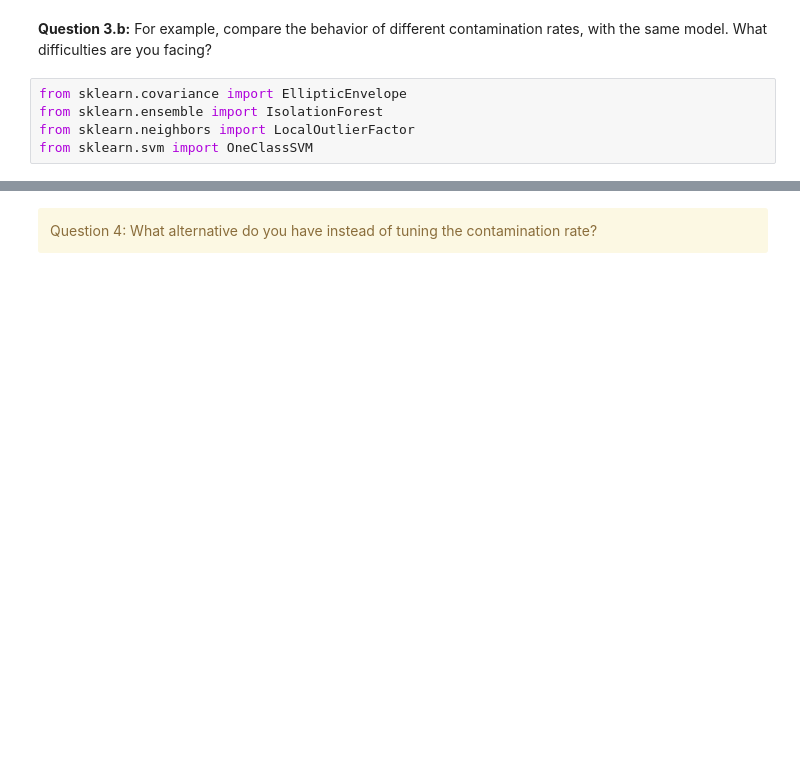
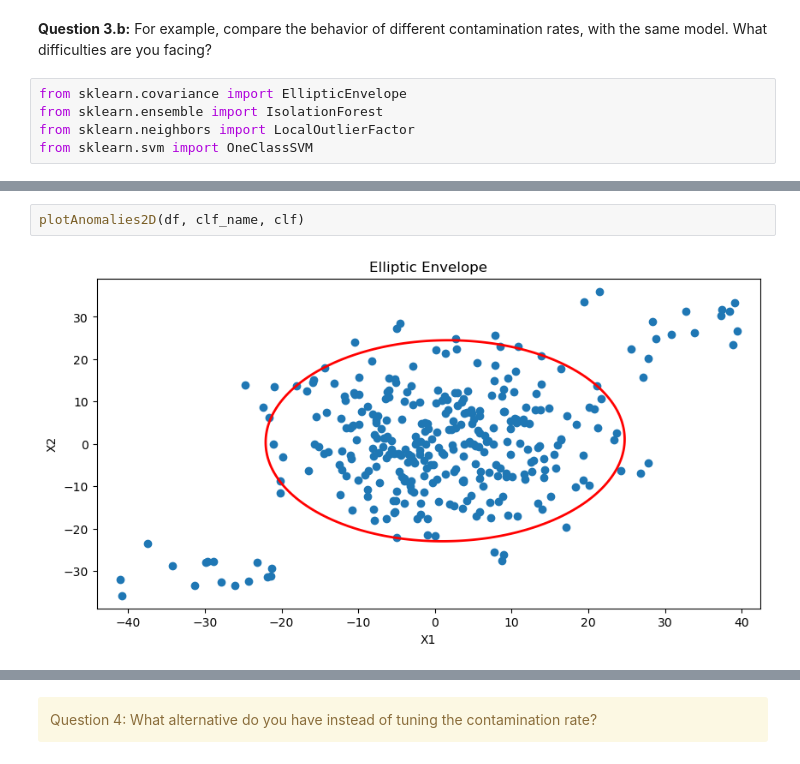
Before and after one commit to asteltatel/machine-learning, a Jupyter notebook: 13 - Anomaly Detection/anomaly_detection_class-empty.ipynb, the cells around one changed output, grey strips where cells are left out. Cells and saved outputs as stored; diff of their text form; blank space fills up the shorter version.

```diff
--- a/13 - Anomaly Detection/anomaly_detection_class-empty.ipynb
+++ b/13 - Anomaly Detection/anomaly_detection_class-empty.ipynb
@@ -249,3 +256,7 @@ clf.fit(df[['X1','X2']])
+# %%
+plotAnomalies2D(df, clf_name, clf)
+# %% [output]
+[figure, added]
 # %%
 clf_name = 'Isolation Forest'
 clf = IsolationForest(n_estimators=100, contamination=0.15)
```
Also changed, not shown: parts of 9 cells of this notebook, 6 other files.
